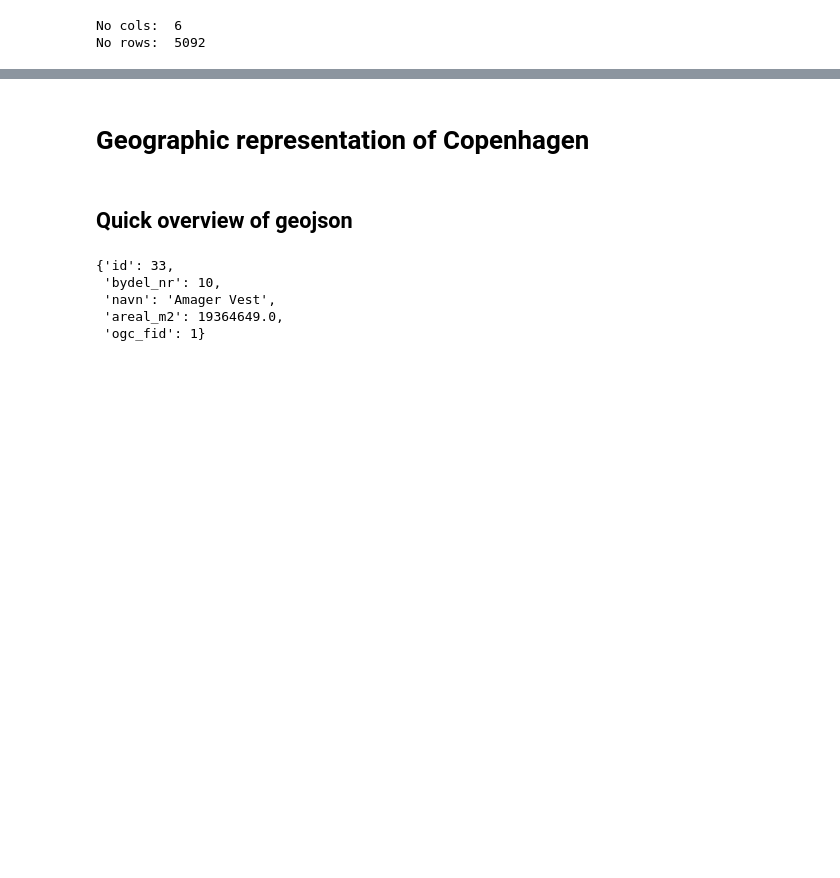
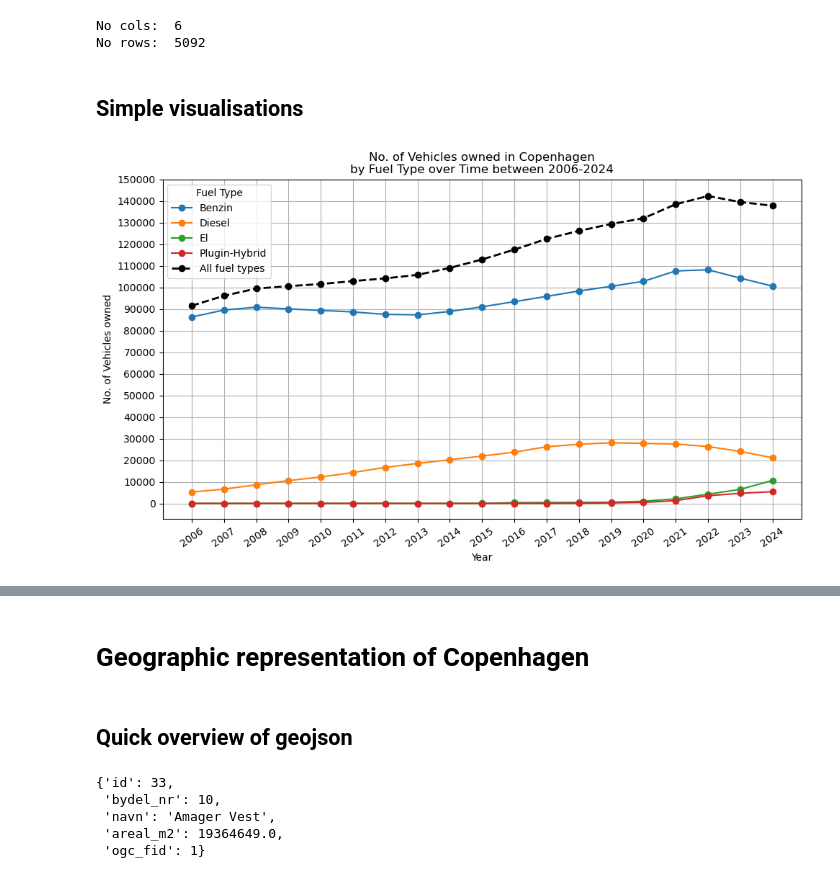
Before and after one commit to AleksandarLukic96/02806_Social_Data, a Jupyter notebook: Project/Data_overview_Alek.ipynb, the cells around one changed output, grey strips where cells are left out. Saved outputs shown, nothing was run; the diff lists cells and outputs as text; code cells hidden in the pictures; blank space fills up the shorter version.

```diff
--- a/Project/Data_overview_Alek.ipynb
+++ b/Project/Data_overview_Alek.ipynb
@@ -207,3 +211,39 @@ print("No rows: ", df_clean.shape[0])
 # %% [output]
 No cols:  6
 No rows:  5092
+# %% [markdown]
+## Simple visualisations
+# %%
+# Group and pivot as before
+df_grouped = df_clean.groupby(["Year", "FuelType"])["NoOfVehicles"].sum().reset_index()
+df_pivot = df_grouped.pivot(index="Year", columns="FuelType", values="NoOfVehicles")
+
+# Plot
+ax = df_pivot.plot(kind="line", marker='o', figsize=(10, 6))
+
+# ----- Calculate and add trend line -----
+df_total = df_pivot.sum(axis=1).reset_index()
+df_total.columns = ["Year", "TotalVehicles"]
+ax.plot(df_total["Year"], df_total["TotalVehicles"], color='black', marker='o', label='All fuel types', linestyle='--', linewidth=2)
+# --------------------------------------
+
+# Force all years to show on the x-axis
+ax.set_xticks(df_pivot.index)  # these are your actual year values
+ax.set_xticklabels(df_pivot.index, rotation=35)  # rotate for readability
+
+# Calculate range intervals for yticks
+interval = 10_000
+max_val = df_total.max().max()
+top_val = int(math.ceil(max_val / interval)) * interval
+ax.set_yticks(list(range(0, top_val+interval, interval)))
+
+# Labels and title
+plt.title(f"No. of Vehicles owned in Copenhagen\nby Fuel Type over Time between {start_y}-{end_y}")
+plt.xlabel("Year")
+plt.ylabel("No. of Vehicles owned")
+plt.legend(title="Fuel Type")
+plt.grid(visible=True)
+plt.tight_layout()
+plt.show()
+# %% [output]
+[figure, added]
```
Also changed, not shown: parts of 5 cells of this notebook, 1 other file.
